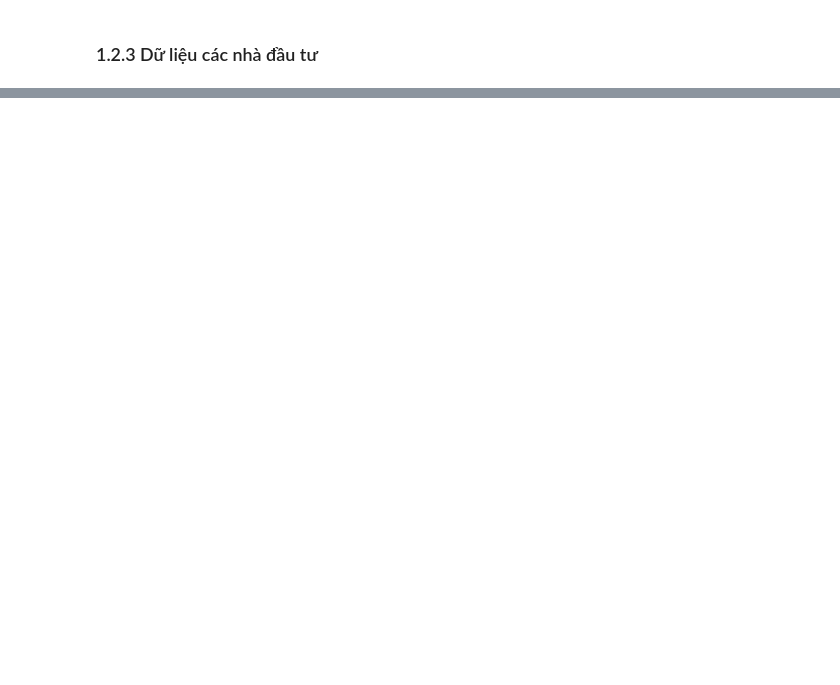
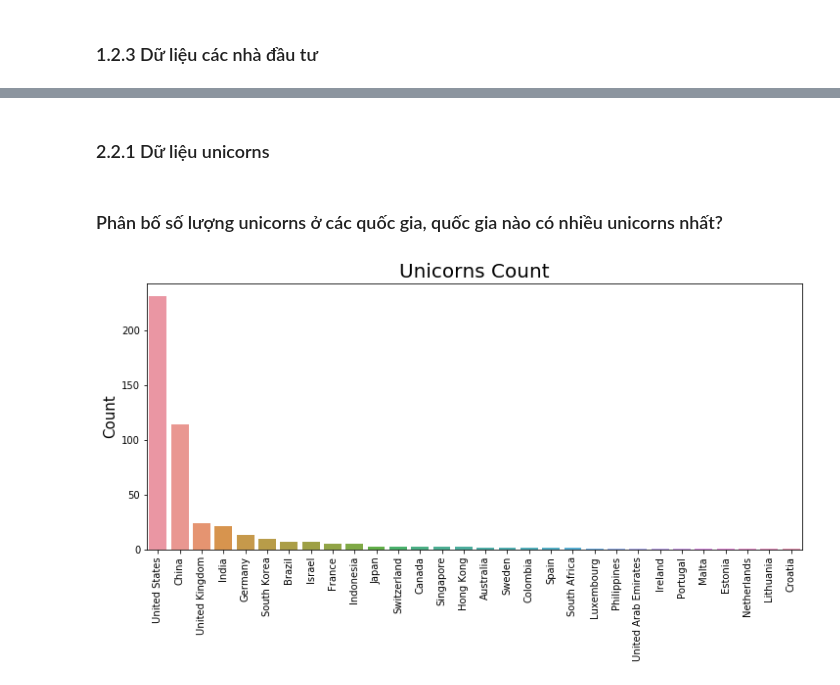
Before and after one commit to ethanol1310/Final_DSProgramming, a Jupyter notebook: 1712689-HuynhNgocQuan.ipynb, the cells around one changed output, grey strips where cells are left out. Saved outputs shown, nothing was run; the diff lists cells and outputs as text; code cells hidden in the pictures; blank space fills up the shorter version.

```diff
--- a/1712689-HuynhNgocQuan.ipynb
+++ b/1712689-HuynhNgocQuan.ipynb
@@ -321,0 +484,5 @@ investor_df.head()
+# %%
+df = pd.concat([unicorns_df['Select Investors'].str.split(',', expand=True)], axis=1)
+unicorns_df = unicorns_df.join(df)
+unicorns_df = unicorns_df.rename(columns = {0:'Investor_1', 1: 'Investor_2', 2: 'Investor_3', 3: 'Investor_4'})
+unicorns_df.head()
@@ -321,0 +539,18 @@ investor_df.head()
+# %% [markdown]
+### 2.2.1 Dữ liệu unicorns
+# %% [markdown]
+### Phân bố số lượng unicorns ở các quốc gia, quốc gia nào có nhiều unicorns nhất?
+# %%
+country_unicorns = unicorns_df['Country'].value_counts()
+
+plt.figure(figsize = (12,5))
+
+g = sns.barplot(x=country_unicorns.index ,y=country_unicorns.values)
+g.set_xticklabels(g.get_xticklabels(),rotation=90)
+g.set_title("Unicorns Count", fontsize=20)
+g.set_xlabel("", fontsize=15)
+g.set_ylabel("Count", fontsize=15)
+
+plt.show()
+# %% [output]
+[figure, added]
```
Also changed, not shown: parts of 59 cells of this notebook.
